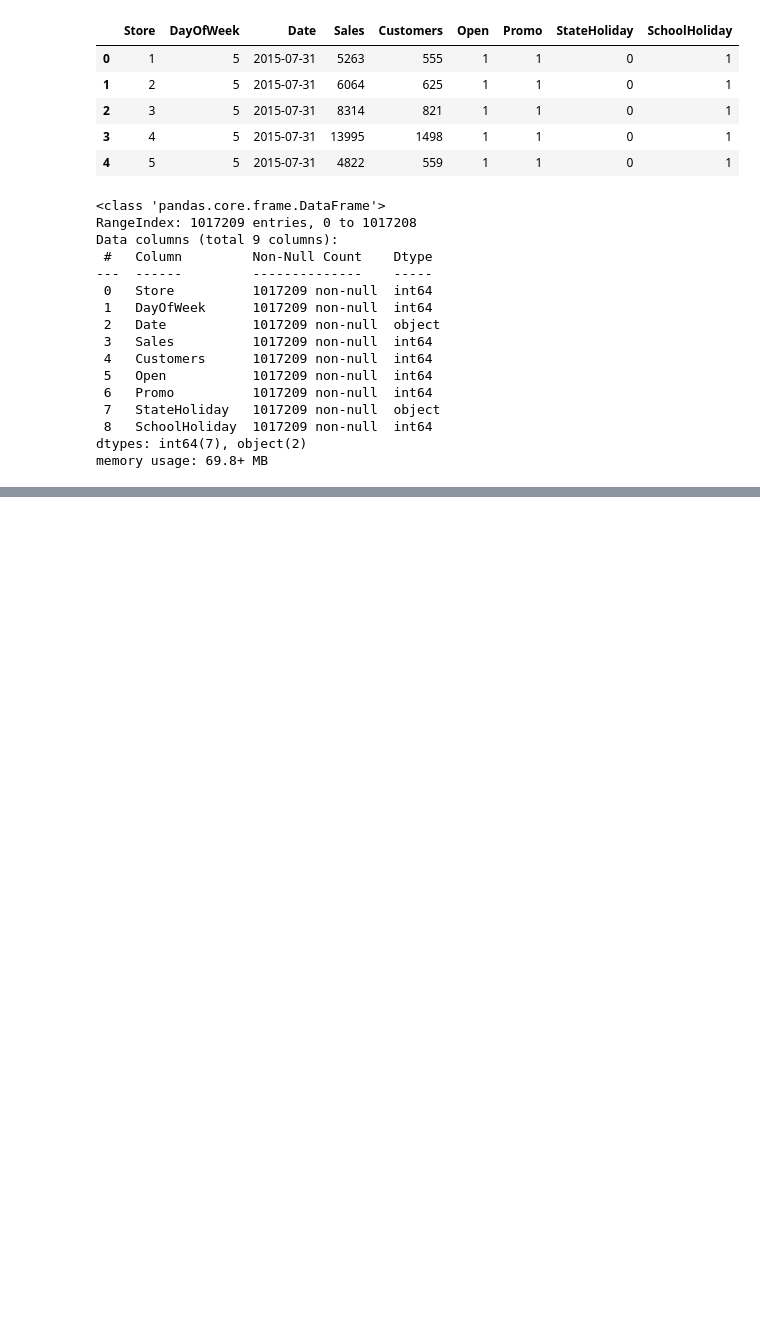
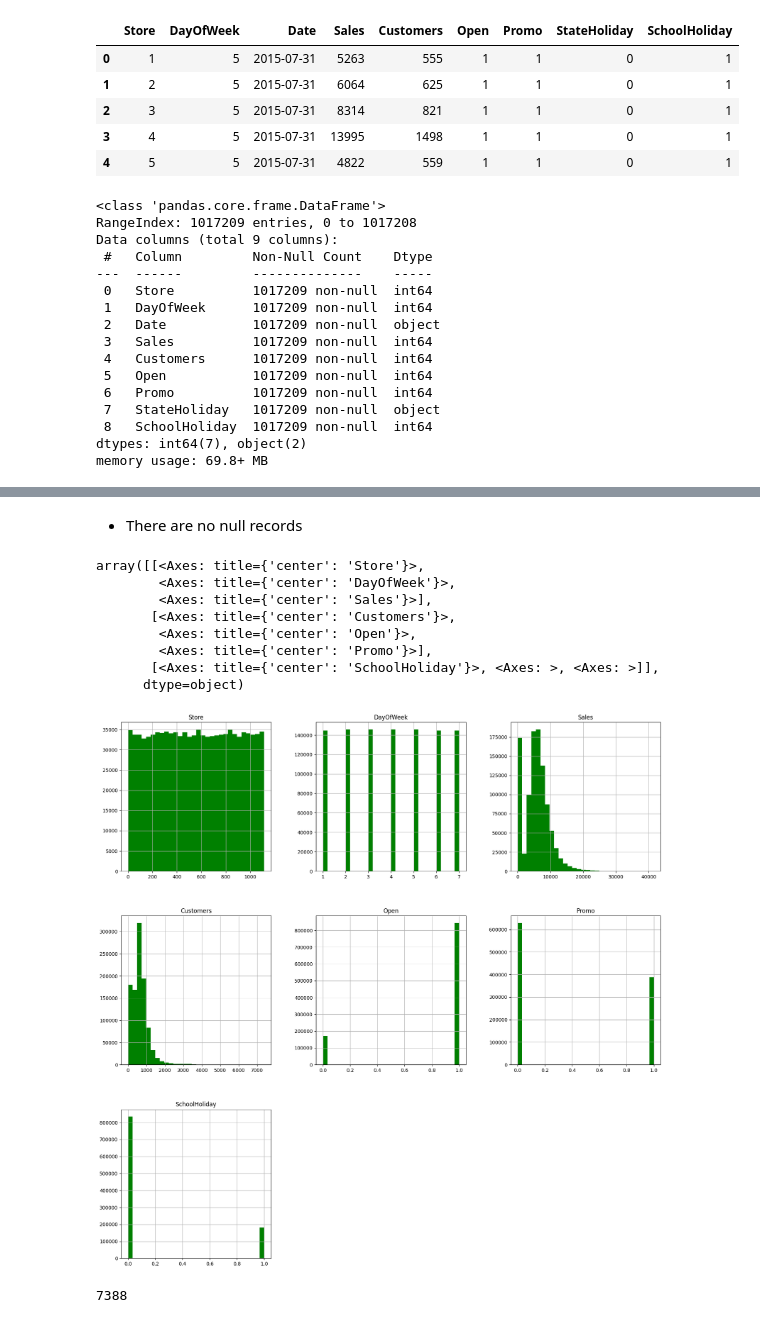
Before and after one commit to Briankipkemboi78/datascience, a Jupyter notebook: Future Sales/sales.ipynb, the cells around one changed output, grey strips where cells are left out. Drawn from its saved outputs; the diff is of its cells as text; code cells hidden in the pictures; blank space fills up the shorter version.

```diff
--- a/Future Sales/sales.ipynb
+++ b/Future Sales/sales.ipynb
@@ -50,0 +75,18 @@ train_data.describe()
+# %% [markdown]
+ - There are no null records
+# %%
+train_data.hist(bins = 30, figsize= (20,20), color = 'g' )
+# %% [output]
+array([[<Axes: title={'center': 'Store'}>,
+        <Axes: title={'center': 'DayOfWeek'}>,
+        <Axes: title={'center': 'Sales'}>],
+       [<Axes: title={'center': 'Customers'}>,
+        <Axes: title={'center': 'Open'}>,
+        <Axes: title={'center': 'Promo'}>],
+       [<Axes: title={'center': 'SchoolHoliday'}>, <Axes: >, <Axes: >]],
+      dtype=object)
+[figure, added]
+# %%
+train_data['Customers'].max()
+# %% [output]
+7388
```
Also changed, not shown: parts of 5 cells of this notebook.
